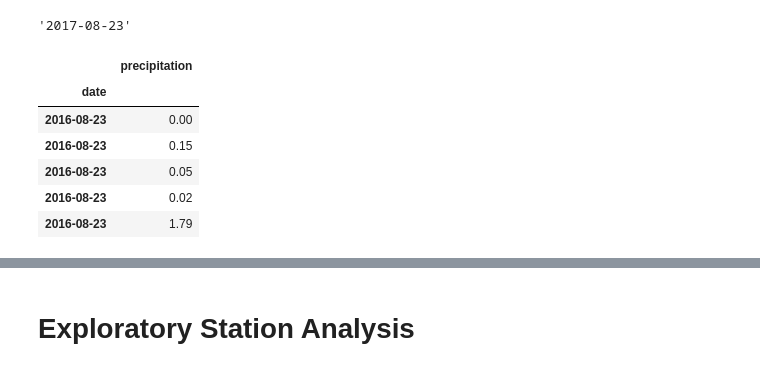
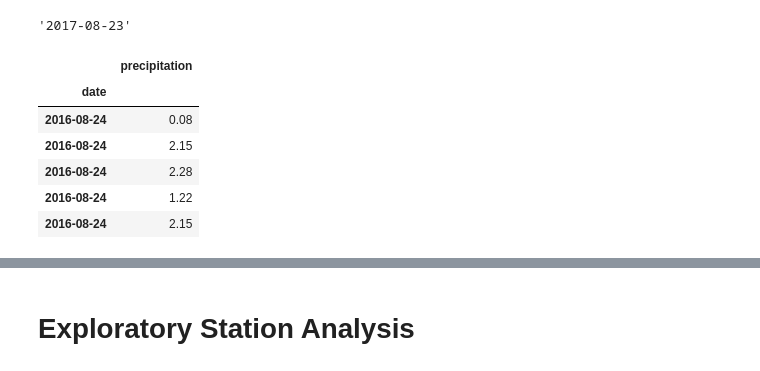
Before and after one commit to saraparveen26/SQLAlchemy---Climate-Data-Analysis-and-API-app, a Jupyter notebook: SurfsUp/climate_solved.ipynb, the cells around one changed output, grey strips where cells are left out. Cells and saved outputs as stored; diff of their text form; code cells hidden in the pictures.

```diff
--- a/SurfsUp/climate_solved.ipynb
+++ b/SurfsUp/climate_solved.ipynb
@@ -94,32 +94,31 @@ latest_date
 # %%
 # Design a query to retrieve the last 12 months of precipitation data and plot the results.
 
 # Starting from the most recent data point in the database.
 # Calculate the date one year from the last date in data set.
-# latest_year_date = dt.datetime.strptime(latest_date, '%Y-%m-%d') - dt.timedelta(days=365)
-year_ago_date = dt.date(2017,8,23) - dt.timedelta(days = 365)
+year_ago_date = dt.datetime.strptime(latest_date, '%Y-%m-%d') - dt.timedelta(days=365)
 
 # Perform a query to retrieve the data and precipitation scores
 prcp_scores = session.query(Measurement.date, Measurement.prcp).\
             filter(Measurement.date >= year_ago_date).\
             order_by(Measurement.date).all()
 
 # Save the query results as a Pandas DataFrame and set the index to the date column
 prcp_scores_db = pd.DataFrame(prcp_scores, columns=['date', 'precipitation']).set_index('date')
 
 # Sort the dataframe by date and drop null values
 prcp_scores_db = prcp_scores_db.sort_index(ascending = True).dropna()
 
 # Display the database
 prcp_scores_db.head()
 # %% [output]
 |  | precipitation |
 | date |  |
-| 2016-08-23 | 0.00 |
-| 2016-08-23 | 0.15 |
-| 2016-08-23 | 0.05 |
-| 2016-08-23 | 0.02 |
-| 2016-08-23 | 1.79 |
+| 2016-08-24 | 0.08 |
+| 2016-08-24 | 2.15 |
+| 2016-08-24 | 2.28 |
+| 2016-08-24 | 1.22 |
+| 2016-08-24 | 2.15 |
 # %%
 # Use Pandas Plotting with Matplotlib to plot the data
 
```
Also changed, not shown: parts of 7 cells of this notebook, 3 other files.
